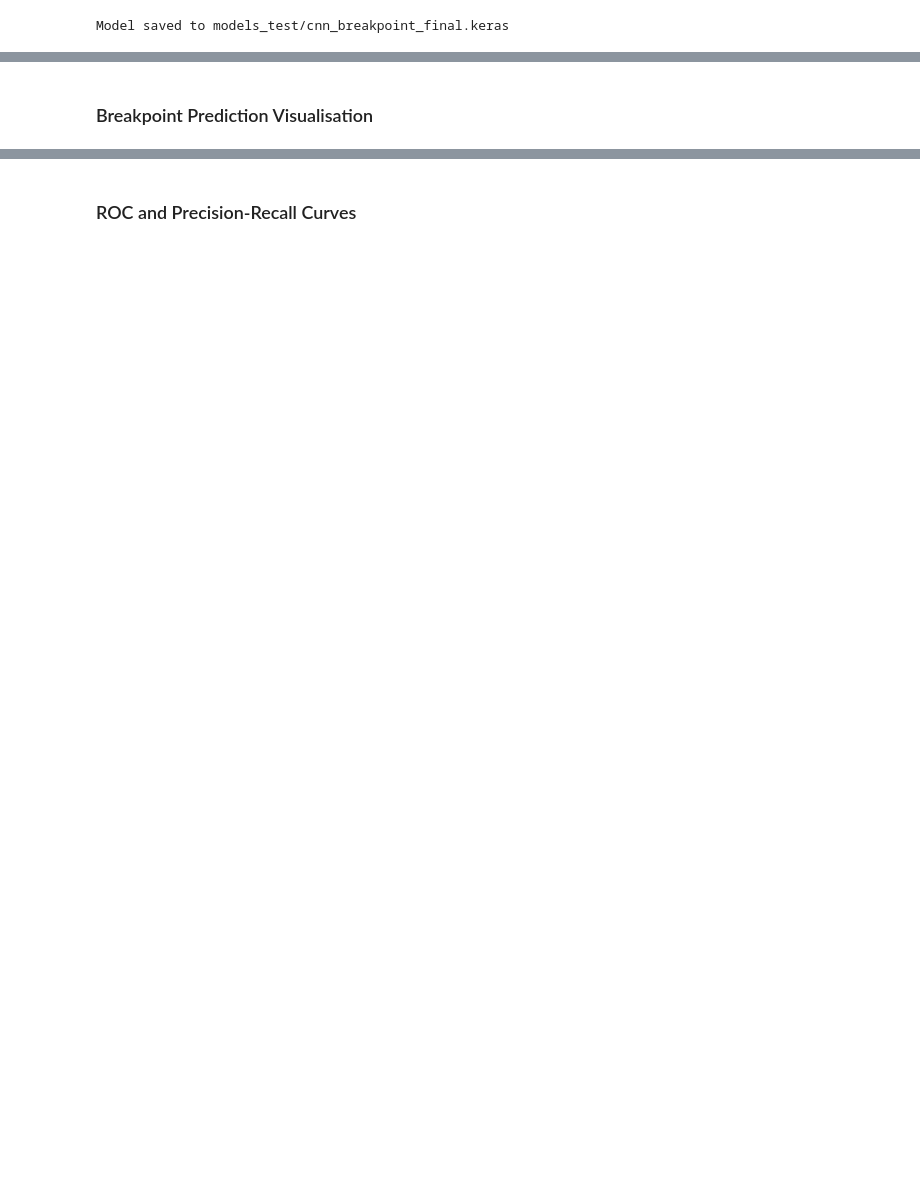
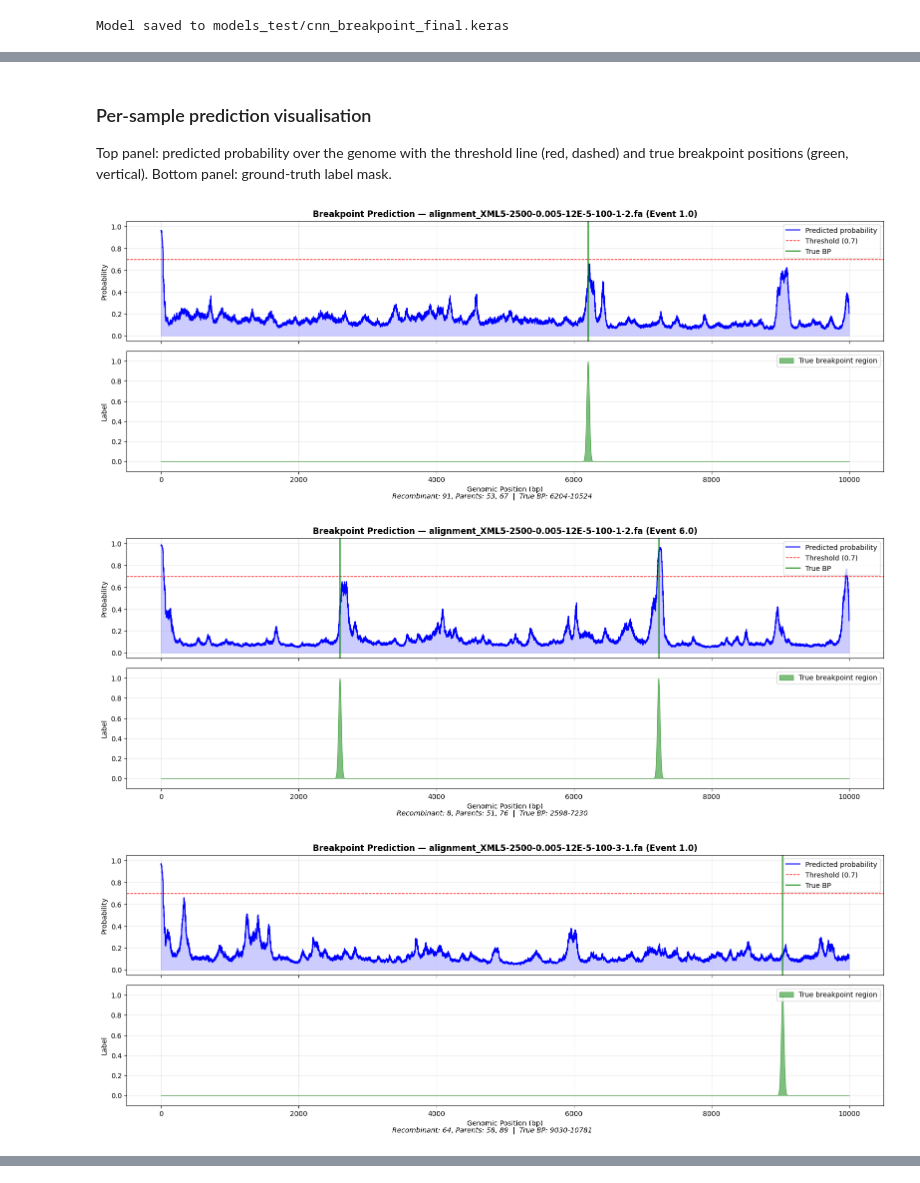
Before and after one commit to JoshCullinan/RDP_CNN, a Jupyter notebook: CNN.ipynb, the cells around one changed output, grey strips where cells are left out. Drawn from its saved outputs; the diff is of its cells as text; code cells hidden in the pictures; blank space fills up the shorter version.

```diff
--- a/CNN.ipynb
+++ b/CNN.ipynb
@@ -877,15 +1124,19 @@ print(f"Range: [{y_val_pred.min():.4f}, {y_val_pred.max():.4f}]")
 # %%
-# Evaluate at multiple thresholds to find the best operating point
-thresholds = [0.2, 0.3, 0.4, 0.5, 0.6, 0.7]
+# Evaluate at multiple thresholds to find the best operating point.
+# Sweep extended through 0.95 from run #7 onward — predictions now span
+# the full sigmoid range, so the val-best threshold can be much higher
+# than the historical 0.3.
+thresholds = [0.2, 0.3, 0.4, 0.5, 0.6, 0.7, 0.8, 0.9, 0.95]
 results = []
 
-print(f"Tolerance-based evaluation (+/-{TOLERANCE} bp)")
+print(f"Peak-based evaluation (+/-{TOLERANCE} bp tolerance, "
+      f"min peak separation = {TOLERANCE} bp)")
 print("=" * 60)
 
 for thr in thresholds:
-    p, r, f = evaluate_tolerance(y_val, y_val_pred, TOLERANCE, thr)
+    p, r, f = evaluate_peaks(y_val_pred, meta_val, TOLERANCE, thr)
     results.append({'threshold': thr, 'precision': p, 'recall': r, 'f1': f})
-    print(f"  threshold={thr:.1f}  P={p:.3f}  R={r:.3f}  F1={f:.3f}")
+    print(f"  threshold={thr:.2f}  P={p:.3f}  R={r:.3f}  F1={f:.3f}")
 
 results_df = pd.DataFrame(results)
 best_idx = results_df['f1'].idxmax()
@@ -894,5 +1159,9 @@ print(f"\nBest threshold: {best_thr} (F1={results_df.loc[best_idx, 'f1']:.3f})")
-# %% [markdown]
-### Breakpoint Prediction Visualisation
+# %% [markdown]
+### Per-sample prediction visualisation
+
+Top panel: predicted probability over the genome with the threshold
+line (red, dashed) and true breakpoint positions (green, vertical).
+Bottom panel: ground-truth label mask.
 # %%
 def plot_breakpoint_prediction(idx, X, y_true, y_pred, meta, threshold=0.5):
     """Visualise per-position breakpoint prediction for a single sample.
@@ -901,7 +1170,10 @@ def plot_breakpoint_prediction(idx, X, y_true, y_pred, meta, threshold=0.5):
     Bottom panel: ground truth label mask.
     """
     m = meta[idx]
-    L = m['actual_len']
+    # Clamp to the prediction/label vector length: sequences longer than
+    # MAX_SEQ_LEN were truncated at encoding time, so y_pred/y_true only
+    # cover the first MAX_SEQ_LEN bp regardless of actual_len.
+    L = min(m['actual_len'], y_pred.shape[1])
     positions = np.arange(L)
 
     yt = y_true[idx][:L]
@@ -930,30 +1202,34 @@ def plot_breakpoint_prediction(idx, X, y_true, y_pred, meta, threshold=0.5):
     by_label = dict(zip(lbls, handles))
     axes[0].legend(by_label.values(), by_label.keys(), loc='upper right')
     axes[0].set_ylim(-0.05, 1.05)
     axes[0].grid(True, alpha=0.3)
 
     # Ground truth
     axes[1].fill_between(positions, 0, yt, color='green', alpha=0.5,
                          label='True breakpoint region')
     axes[1].set_xlabel('Genomic Position (bp)')
     axes[1].set_ylabel('Label')
     axes[1].set_ylim(-0.1, 1.1)
     axes[1].legend(loc='upper right')
     axes[1].grid(True, alpha=0.3)
 
     info = (f"Recombinant: {m['recomb_id']}, "
             f"Parents: {m['parent1_id']}, {m['parent2_id']}  |  "
             f"True BP: {m['bp_start']}-{m['bp_end']}")
     fig.text(0.5, 0.01, info, ha='center', fontsize=10, style='italic')
 
     plt.tight_layout()
     plt.subplots_adjust(bottom=0.1)
     return fig
 
 
 # Plot example predictions
 for i in range(min(5, len(X_val))):
     fig = plot_breakpoint_prediction(i, X_val, y_val, y_val_pred, meta_val,
                                     threshold=best_thr)
     fig.savefig(f'figures/bp_prediction_val_{i}.png', dpi=150, bbox_inches='tight')
     plt.show()
+# %% [output]
+[figure, added]
+[figure, added]
+[figure, added]
@@ -960,2 +1237,0 @@ for i in range(min(5, len(X_val))):
-# %% [markdown]
-### ROC and Precision-Recall Curves
```
Also changed, not shown: parts of 77 cells of this notebook, 10 other files.
